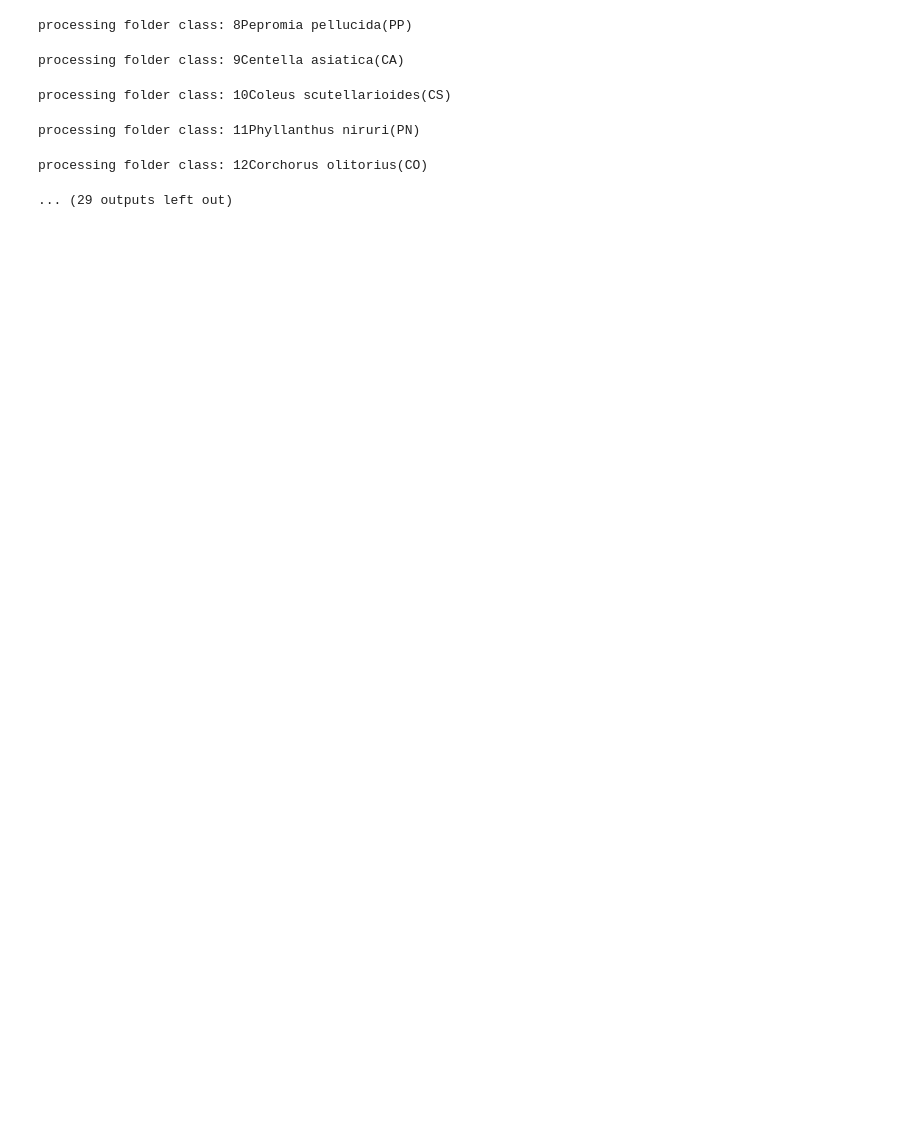
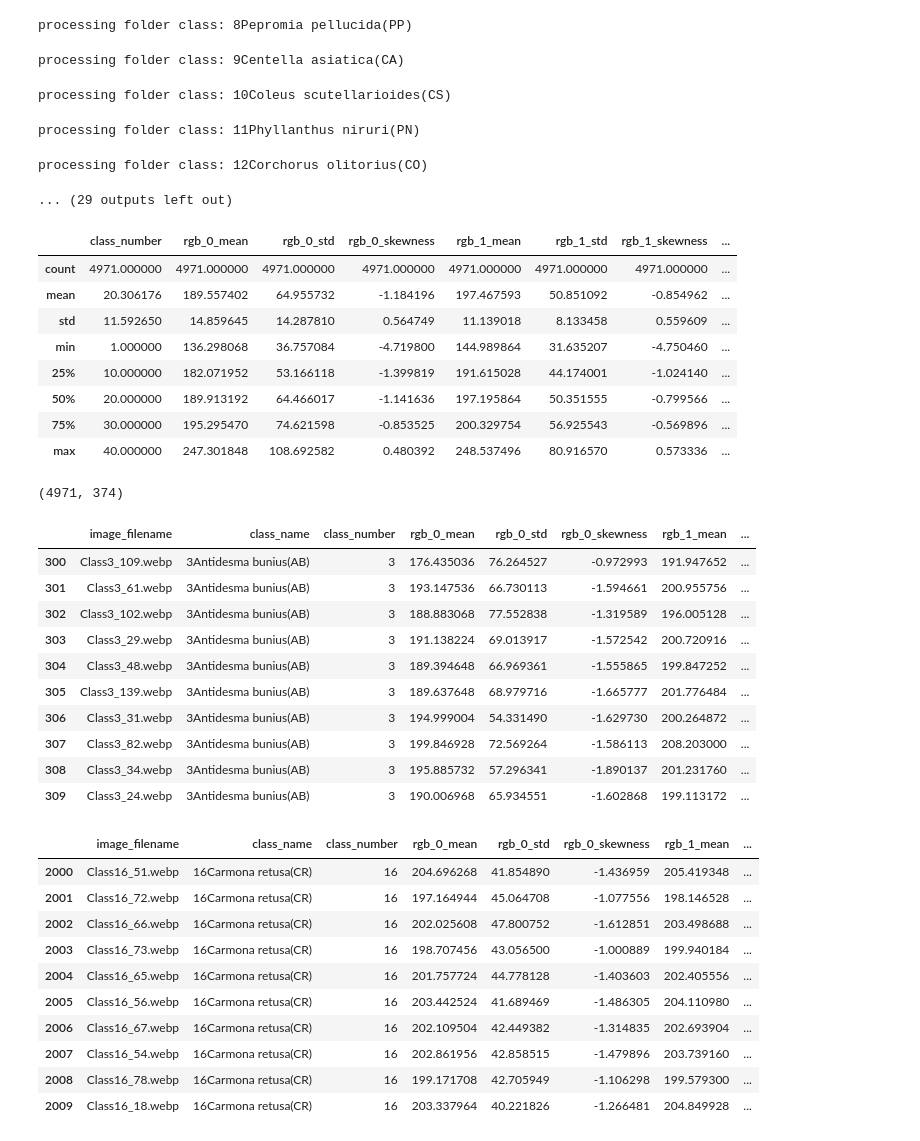
Before and after one commit to mkmksto/ai221_final_project, a Jupyter notebook: notebooks/quinto_training.ipynb, the cells around one changed output. Saved outputs shown, nothing was run; the diff lists cells and outputs as text; code cells hidden in the pictures; blank space fills up the shorter version.

Commit message:
feat: save dataset with extracted features

```diff
--- a/notebooks/quinto_training.ipynb
+++ b/notebooks/quinto_training.ipynb
@@ -164,3 +164,41 @@ processing folder class: 10Coleus scutellarioides(CS)
 processing folder class: 11Phyllanthus niruri(PN)
 processing folder class: 12Corchorus olitorius(CO)
 ... (29 outputs left out)
+# %%
+display(feature_dataset.describe())
+display(feature_dataset.shape)
+display(feature_dataset.iloc[300:310])
+display(feature_dataset.iloc[2000:2010])
+# %% [output]
+|  | class_number | rgb_0_mean | rgb_0_std | rgb_0_skewness | rgb_1_mean | rgb_1_std | rgb_1_skewness | ... |
+| count | 4971.000000 | 4971.000000 | 4971.000000 | 4971.000000 | 4971.000000 | 4971.000000 | 4971.000000 | ... |
+| mean | 20.306176 | 189.557402 | 64.955732 | -1.184196 | 197.467593 | 50.851092 | -0.854962 | ... |
+| std | 11.592650 | 14.859645 | 14.287810 | 0.564749 | 11.139018 | 8.133458 | 0.559609 | ... |
+| min | 1.000000 | 136.298068 | 36.757084 | -4.719800 | 144.989864 | 31.635207 | -4.750460 | ... |
+| 25% | 10.000000 | 182.071952 | 53.166118 | -1.399819 | 191.615028 | 44.174001 | -1.024140 | ... |
+| 50% | 20.000000 | 189.913192 | 64.466017 | -1.141636 | 197.195864 | 50.351555 | -0.799566 | ... |
+| 75% | 30.000000 | 195.295470 | 74.621598 | -0.853525 | 200.329754 | 56.925543 | -0.569896 | ... |
+| max | 40.000000 | 247.301848 | 108.692582 | 0.480392 | 248.537496 | 80.916570 | 0.573336 | ... |
+(4971, 374)
+|  | image_filename | class_name | class_number | rgb_0_mean | rgb_0_std | rgb_0_skewness | rgb_1_mean | ... |
+| 300 | Class3_109.webp | 3Antidesma bunius(AB) | 3 | 176.435036 | 76.264527 | -0.972993 | 191.947652 | ... |
+| 301 | Class3_61.webp | 3Antidesma bunius(AB) | 3 | 193.147536 | 66.730113 | -1.594661 | 200.955756 | ... |
+| 302 | Class3_102.webp | 3Antidesma bunius(AB) | 3 | 188.883068 | 77.552838 | -1.319589 | 196.005128 | ... |
+| 303 | Class3_29.webp | 3Antidesma bunius(AB) | 3 | 191.138224 | 69.013917 | -1.572542 | 200.720916 | ... |
+| 304 | Class3_48.webp | 3Antidesma bunius(AB) | 3 | 189.394648 | 66.969361 | -1.555865 | 199.847252 | ... |
+| 305 | Class3_139.webp | 3Antidesma bunius(AB) | 3 | 189.637648 | 68.979716 | -1.665777 | 201.776484 | ... |
+| 306 | Class3_31.webp | 3Antidesma bunius(AB) | 3 | 194.999004 | 54.331490 | -1.629730 | 200.264872 | ... |
+| 307 | Class3_82.webp | 3Antidesma bunius(AB) | 3 | 199.846928 | 72.569264 | -1.586113 | 208.203000 | ... |
+| 308 | Class3_34.webp | 3Antidesma bunius(AB) | 3 | 195.885732 | 57.296341 | -1.890137 | 201.231760 | ... |
+| 309 | Class3_24.webp | 3Antidesma bunius(AB) | 3 | 190.006968 | 65.934551 | -1.602868 | 199.113172 | ... |
+|  | image_filename | class_name | class_number | rgb_0_mean | rgb_0_std | rgb_0_skewness | rgb_1_mean | ... |
+| 2000 | Class16_51.webp | 16Carmona retusa(CR) | 16 | 204.696268 | 41.854890 | -1.436959 | 205.419348 | ... |
+| 2001 | Class16_72.webp | 16Carmona retusa(CR) | 16 | 197.164944 | 45.064708 | -1.077556 | 198.146528 | ... |
+| 2002 | Class16_66.webp | 16Carmona retusa(CR) | 16 | 202.025608 | 47.800752 | -1.612851 | 203.498688 | ... |
+| 2003 | Class16_73.webp | 16Carmona retusa(CR) | 16 | 198.707456 | 43.056500 | -1.000889 | 199.940184 | ... |
+| 2004 | Class16_65.webp | 16Carmona retusa(CR) | 16 | 201.757724 | 44.778128 | -1.403603 | 202.405556 | ... |
+| 2005 | Class16_56.webp | 16Carmona retusa(CR) | 16 | 203.442524 | 41.689469 | -1.486305 | 204.110980 | ... |
+| 2006 | Class16_67.webp | 16Carmona retusa(CR) | 16 | 202.109504 | 42.449382 | -1.314835 | 202.693904 | ... |
+| 2007 | Class16_54.webp | 16Carmona retusa(CR) | 16 | 202.861956 | 42.858515 | -1.479896 | 203.739160 | ... |
+| 2008 | Class16_78.webp | 16Carmona retusa(CR) | 16 | 199.171708 | 42.705949 | -1.106298 | 199.579300 | ... |
+| 2009 | Class16_18.webp | 16Carmona retusa(CR) | 16 | 203.337964 | 40.221826 | -1.266481 | 204.849928 | ... |
```
Also changed, not shown: parts of 1 cell of this notebook, 2 other files.
